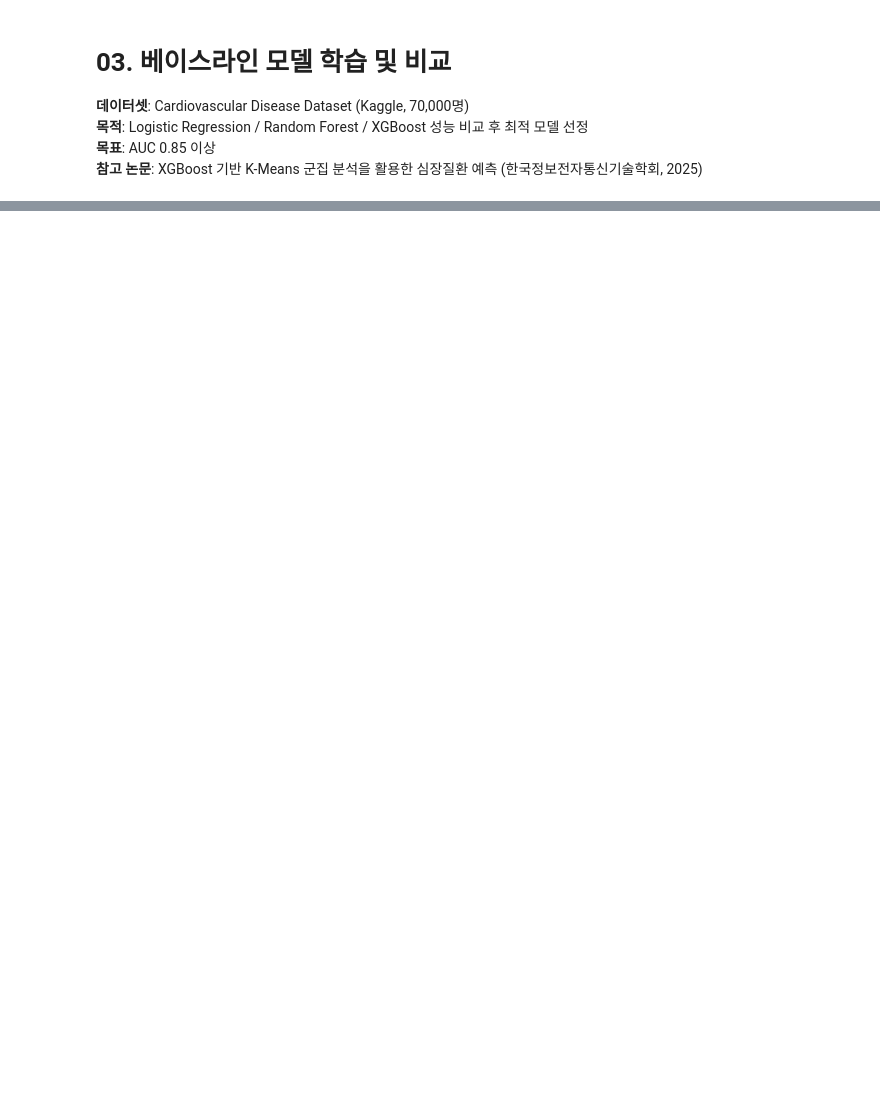
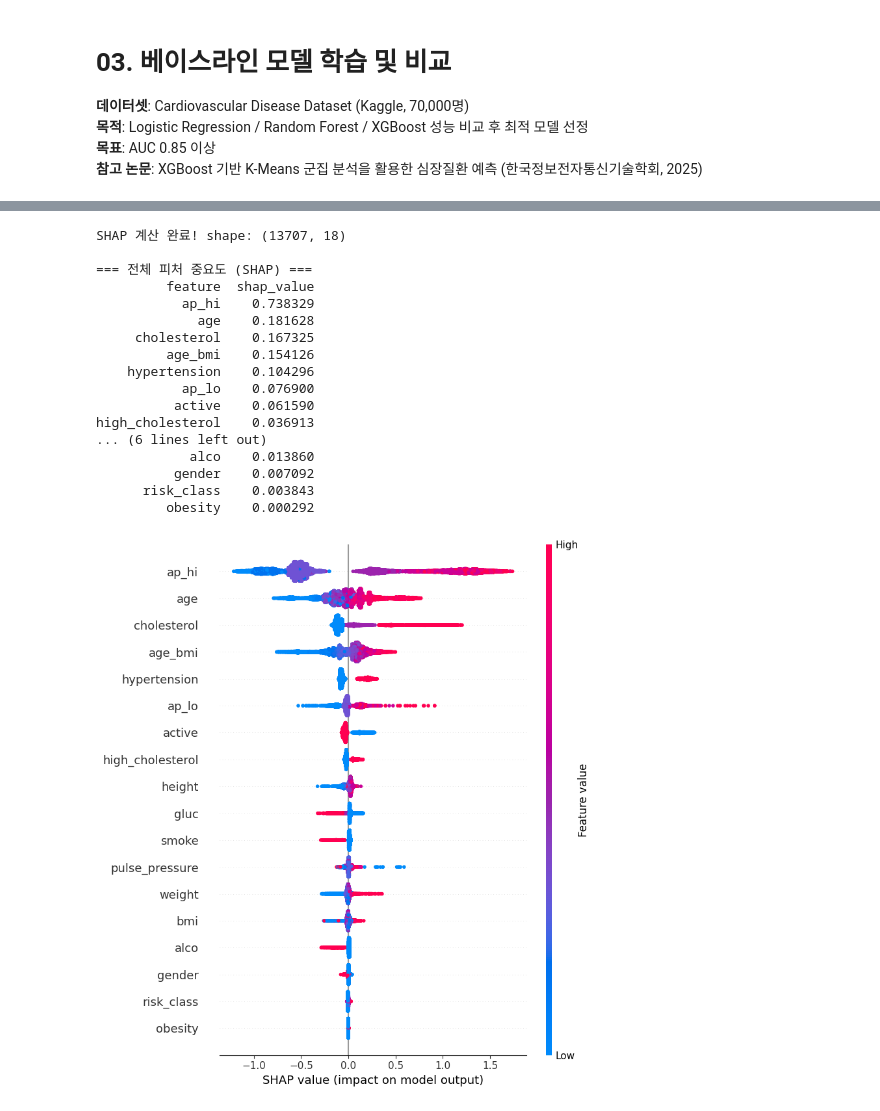
Before and after one commit to AI-HealthCare-02/AI_02_01, a Jupyter notebook: ai/models/notebooks/03_baseline.ipynb, the cells around one changed output, grey strips where cells are left out. Drawn from its saved outputs; the diff is of its cells as text; code cells hidden in the pictures; blank space fills up the shorter version.

```diff
--- a/ai/models/notebooks/03_baseline.ipynb
+++ b/ai/models/notebooks/03_baseline.ipynb
@@ -5,15 +5,18 @@
 **목표**: AUC 0.85 이상
 **참고 논문**: XGBoost 기반 K-Means 군집 분석을 활용한 심장질환 예측 (한국정보전자통신기술학회, 2025)
 # %%
-# ── 셀 1: 라이브러리 import
 import pandas as pd
 import numpy as np
+import optuna
+import shap
+import joblib
 from sklearn.model_selection import train_test_split
 from sklearn.preprocessing import StandardScaler
 from sklearn.linear_model import LogisticRegression
 from sklearn.ensemble import RandomForestClassifier
+from sklearn.metrics import roc_auc_score, classification_report
 from xgboost import XGBClassifier
-from sklearn.metrics import roc_auc_score, classification_report
 import warnings
 warnings.filterwarnings('ignore')
+optuna.logging.set_verbosity(optuna.logging.WARNING)
 # %%
@@ -68,16 +183,37 @@ print(f"XGBoost AUC: {xgb_auc:.4f}")
 # %%
-# ── 셀 6: 모델 비교표
-results = {
-    'Logistic Regression': lr_auc,
-    'Random Forest': rf_auc,
-    'XGBoost': xgb_auc
-}
+# ── 셀 6: SHAP 위험 요인 분석
+# XGBoost 예측 결과의 피처별 기여도 계산
+explainer = shap.TreeExplainer(xgb_tuned)
+shap_values = explainer.shap_values(X_test)
+print(f"SHAP 계산 완료! shape: {shap_values.shape}")
 
-print("=" * 40)
-print("모델 성능 비교")
-print("=" * 40)
-for model, auc in sorted(results.items(), key=lambda x: x[1], reverse=True):
-    status = "✅ 목표 달성" if auc >= 0.85 else "❌ 목표 미달"
-    print(f"{model:<25} AUC: {auc:.4f}  {status}")
-print("=" * 40)
-print(f"목표: AUC 0.85 이상")
+# 전체 피처 중요도
+shap_df = pd.DataFrame({
+    'feature': X_test.columns,
+    'shap_value': abs(shap_values).mean(axis=0)
+}).sort_values('shap_value', ascending=False)
+
+print("\n=== 전체 피처 중요도 (SHAP) ===")
+print(shap_df.to_string(index=False))
+
+# 전체 피처 중요도 시각화
+shap.summary_plot(shap_values, X_test)
+# %% [output]
+SHAP 계산 완료! shape: (13707, 18)
+
+=== 전체 피처 중요도 (SHAP) ===
+         feature  shap_value
+           ap_hi    0.738329
+             age    0.181628
+     cholesterol    0.167325
+         age_bmi    0.154126
+    hypertension    0.104296
+           ap_lo    0.076900
+          active    0.061590
+high_cholesterol    0.036913
+... (6 lines left out)
+            alco    0.013860
+          gender    0.007092
+      risk_class    0.003843
+         obesity    0.000292
+[figure, added]
```
Also changed, not shown: parts of 7 cells of this notebook.
